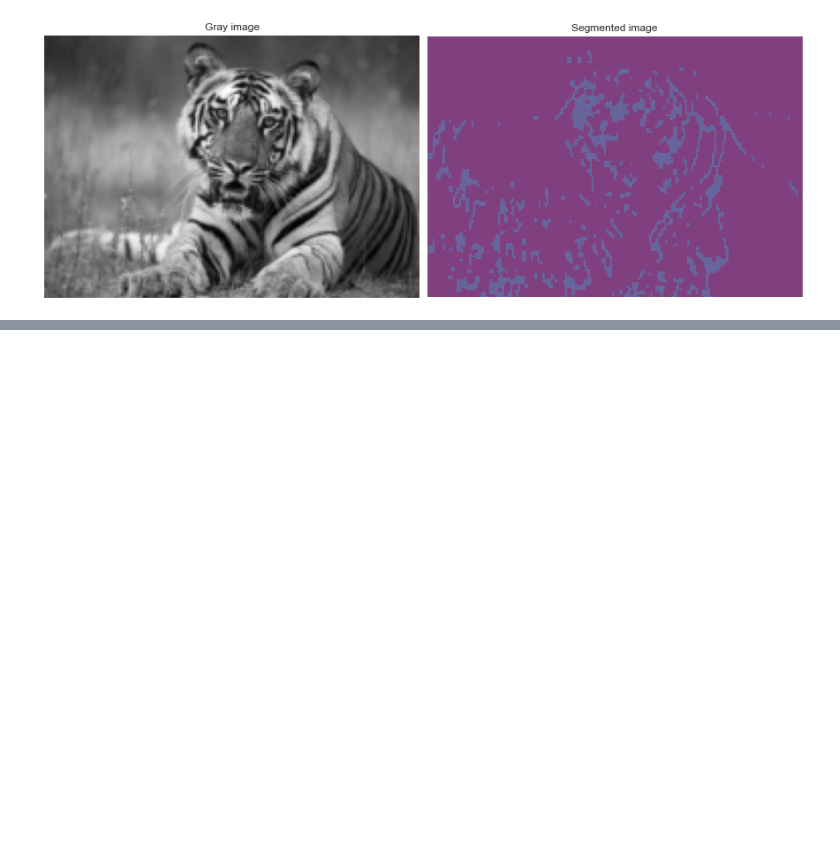
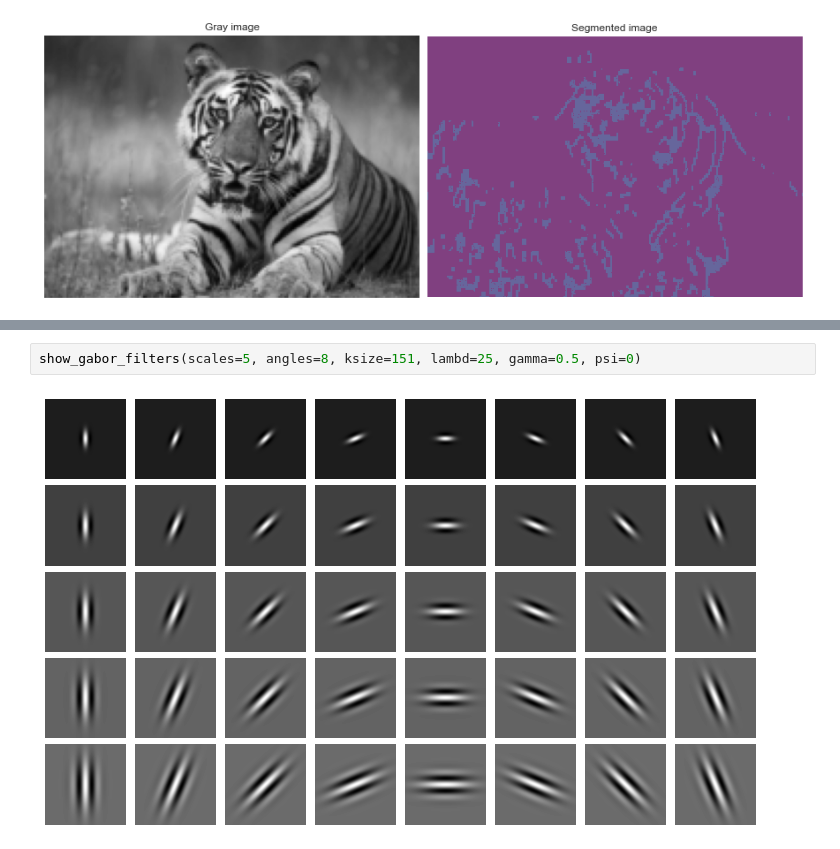
Before and after one commit to Gholamrezadar/CV_HW4, a Jupyter notebook: Question_1.ipynb, the cells around one changed output, grey strips where cells are left out. Drawn from its saved outputs; the diff is of its cells as text; blank space fills up the shorter version.

```diff
--- a/Question_1.ipynb
+++ b/Question_1.ipynb
@@ -408,0 +449,4 @@ segment_image_glcm(img2_gray, levels=2, patch_size=3, n_features=2, random_state
+# %%
+show_gabor_filters(scales=5, angles=8, ksize=151, lambd=25, gamma=0.5, psi=0)
+# %% [output]
+[figure, added]
```
Also changed, not shown: parts of 12 cells of this notebook.
